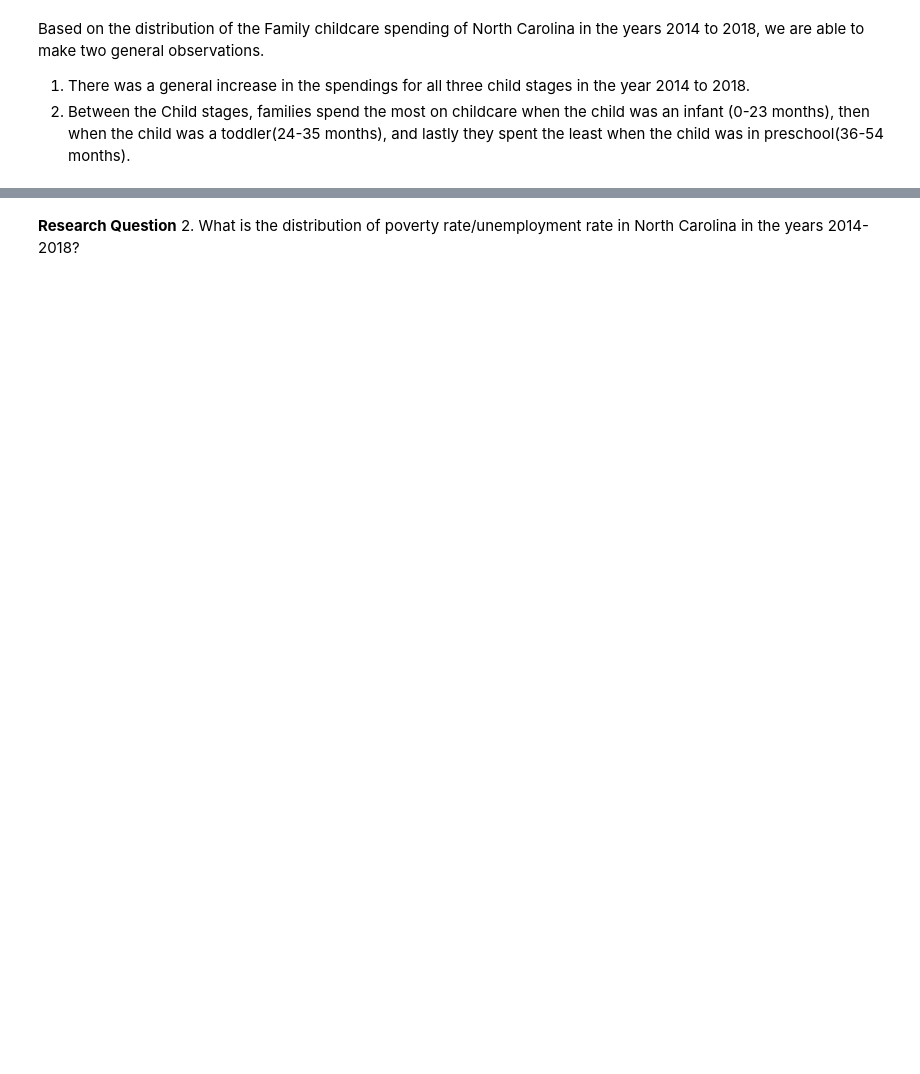
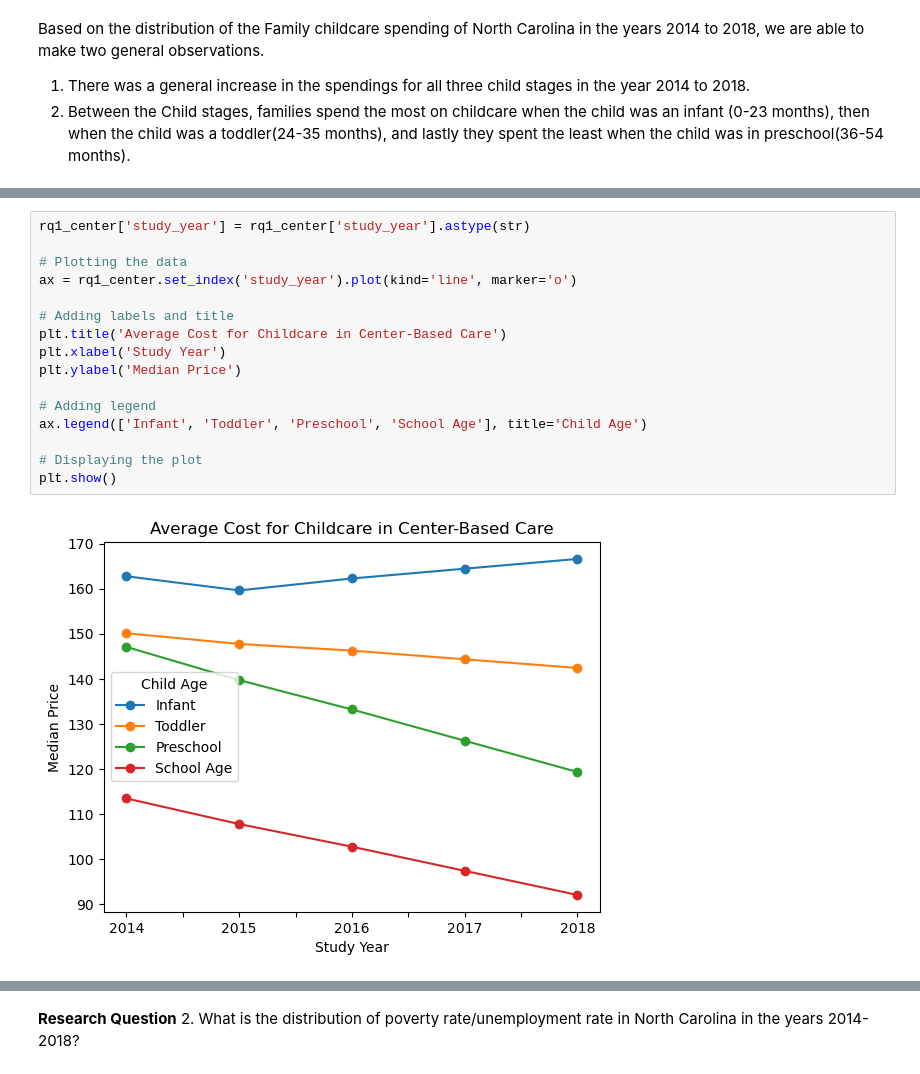
Before and after one commit to yuraheo/cs216-group-project, a Jupyter notebook: Final Project Draft JL .ipynb, the cells around one changed output, grey strips where cells are left out. Drawn from its saved outputs; the diff is of its cells as text; blank space fills up the shorter version.

```diff
--- a/Final Project Draft JL .ipynb
+++ b/Final Project Draft JL .ipynb
@@ -119,0 +141,18 @@ $H_a$: There is some difference between family and center-based childcare costs
+# %%
+rq1_center['study_year'] = rq1_center['study_year'].astype(str)
+
+# Plotting the data
+ax = rq1_center.set_index('study_year').plot(kind='line', marker='o')
+
+# Adding labels and title
+plt.title('Average Cost for Childcare in Center-Based Care')
+plt.xlabel('Study Year')
+plt.ylabel('Median Price')
+
+# Adding legend
+ax.legend(['Infant', 'Toddler', 'Preschool', 'School Age'], title='Child Age')
+
+# Displaying the plot
+plt.show()
+# %% [output]
+[figure, added]
```
Also changed, not shown: parts of 33 cells of this notebook.
